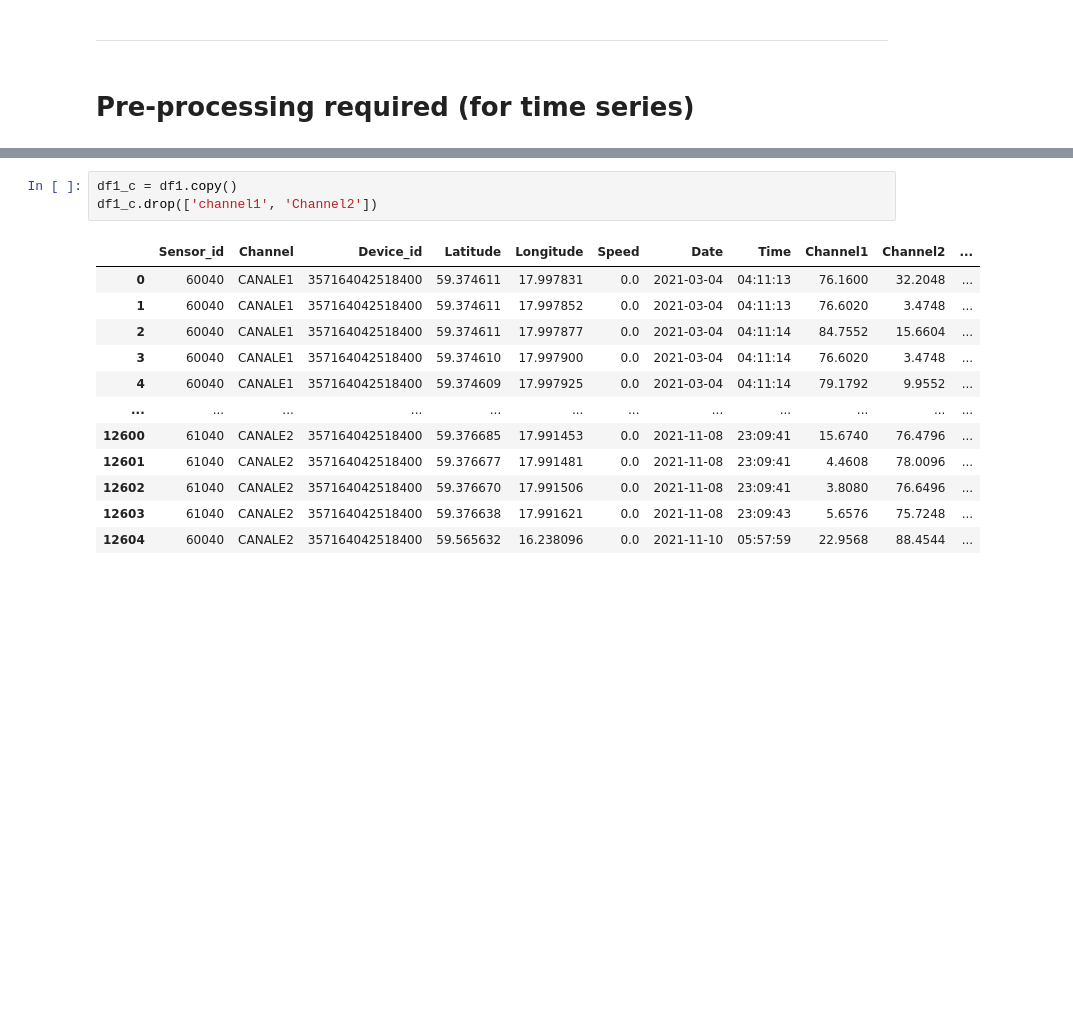
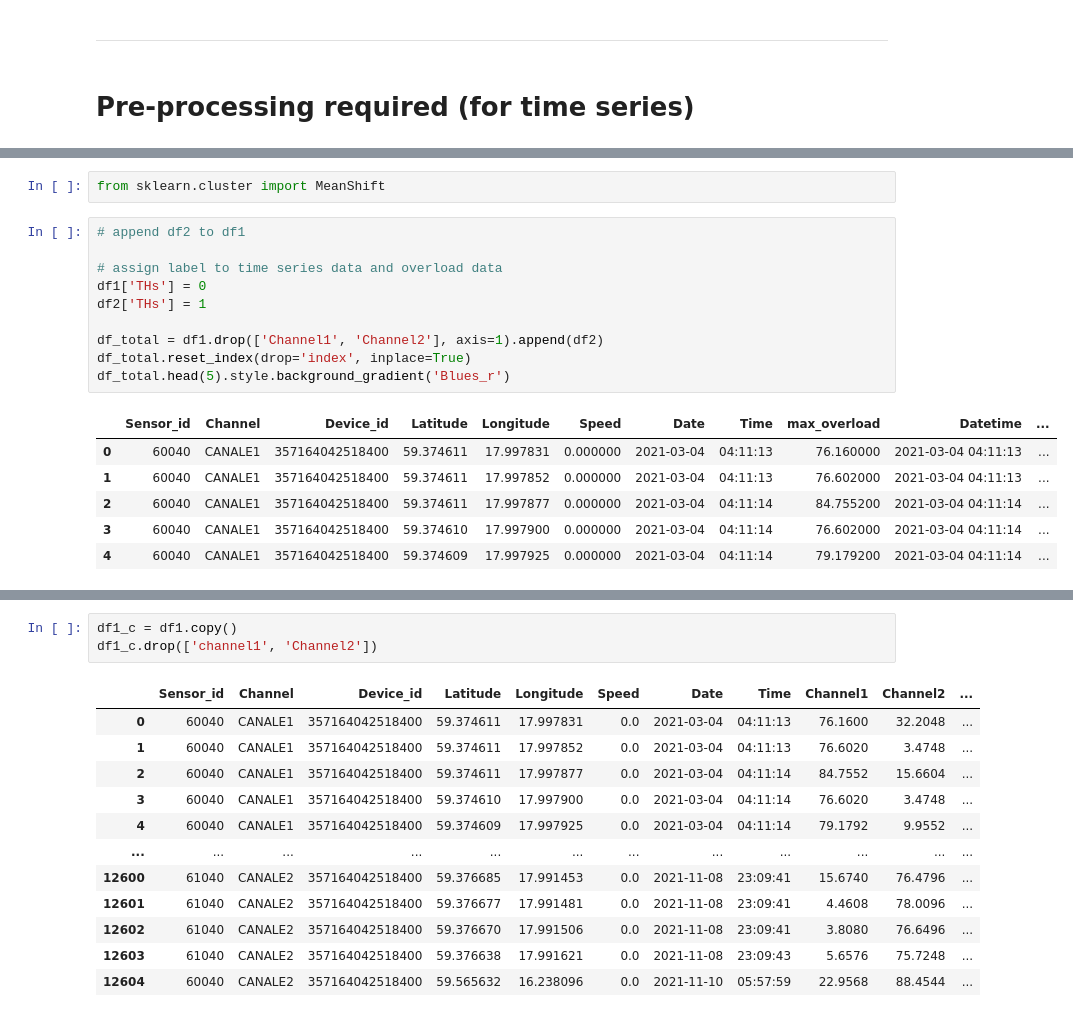
Before and after one commit to OmidSa75/Data_scinece-Smartset-overloads-PoliMI, a Jupyter notebook: main.ipynb, the cells around one changed output, grey strips where cells are left out. Saved outputs shown, nothing was run; the diff lists cells and outputs as text; blank space fills up the shorter version.

```diff
--- a/main.ipynb
+++ b/main.ipynb
@@ -293,0 +213,19 @@ print(counter)
+# %%
+from sklearn.cluster import MeanShift
+# %%
+# append df2 to df1
+
+# assign label to time series data and overload data
+df1['THs'] = 0
+df2['THs'] = 1
+
+df_total = df1.drop(['Channel1', 'Channel2'], axis=1).append(df2)
+df_total.reset_index(drop='index', inplace=True)
+df_total.head(5).style.background_gradient('Blues_r')
+# %% [output]
+|  | Sensor_id | Channel | Device_id | Latitude | Longitude | Speed | Date | Time | max_overload | Datetime | ... |
+| 0 | 60040 | CANALE1 | 357164042518400 | 59.374611 | 17.997831 | 0.000000 | 2021-03-04 | 04:11:13 | 76.160000 | 2021-03-04 04:11:13 | ... |
+| 1 | 60040 | CANALE1 | 357164042518400 | 59.374611 | 17.997852 | 0.000000 | 2021-03-04 | 04:11:13 | 76.602000 | 2021-03-04 04:11:13 | ... |
+| 2 | 60040 | CANALE1 | 357164042518400 | 59.374611 | 17.997877 | 0.000000 | 2021-03-04 | 04:11:14 | 84.755200 | 2021-03-04 04:11:14 | ... |
+| 3 | 60040 | CANALE1 | 357164042518400 | 59.374610 | 17.997900 | 0.000000 | 2021-03-04 | 04:11:14 | 76.602000 | 2021-03-04 04:11:14 | ... |
+| 4 | 60040 | CANALE1 | 357164042518400 | 59.374609 | 17.997925 | 0.000000 | 2021-03-04 | 04:11:14 | 79.179200 | 2021-03-04 04:11:14 | ... |
```
Also changed, not shown: parts of 21 cells of this notebook.
